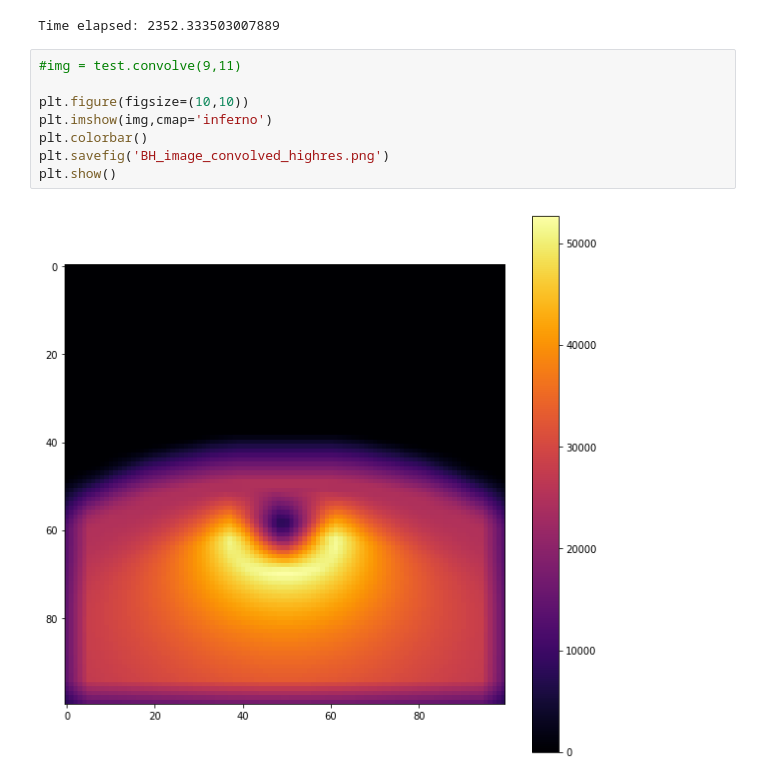
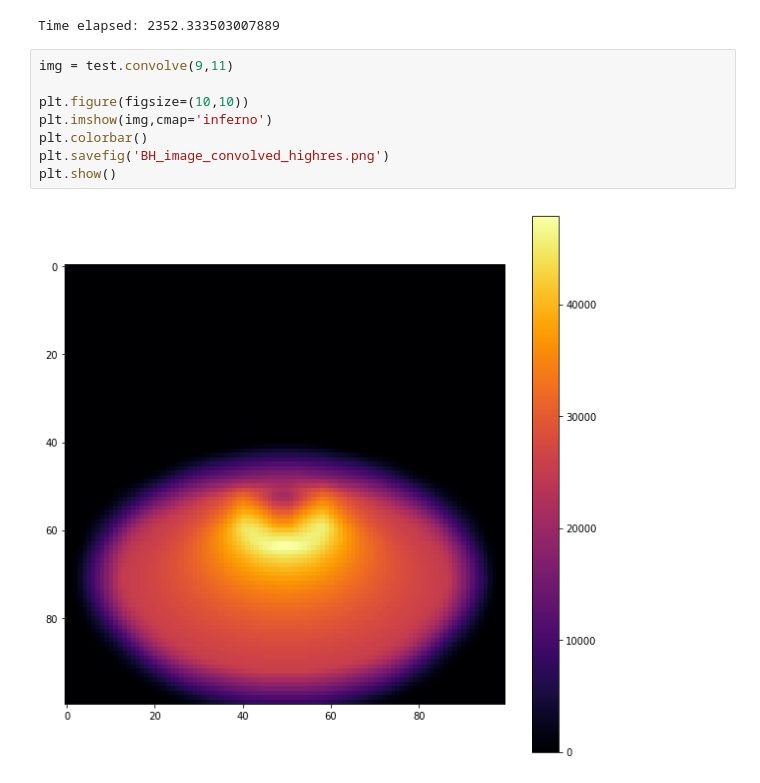
Before and after one commit to jmccull/PHY364_HW3, a Jupyter notebook: Visualizationv2.ipynb, the cells around one changed output. Drawn from its saved outputs; the diff is of its cells as text.

Commit message:
updated plots

```diff
--- a/Visualizationv2.ipynb
+++ b/Visualizationv2.ipynb
@@ -445,12 +445,12 @@ Written Rsch 7.0, disk_r 70.0, v 3.000000e+16 Hz, T 600000.0
 [figure]
 Time elapsed: 2352.333503007889
 # %%
-#img = test.convolve(9,11)
+img = test.convolve(9,11)
 
 plt.figure(figsize=(10,10))
 plt.imshow(img,cmap='inferno')
 plt.colorbar()
 plt.savefig('BH_image_convolved_highres.png')
 plt.show()
 # %% [output]
-[figure, old version]
+[figure, new version]
```
